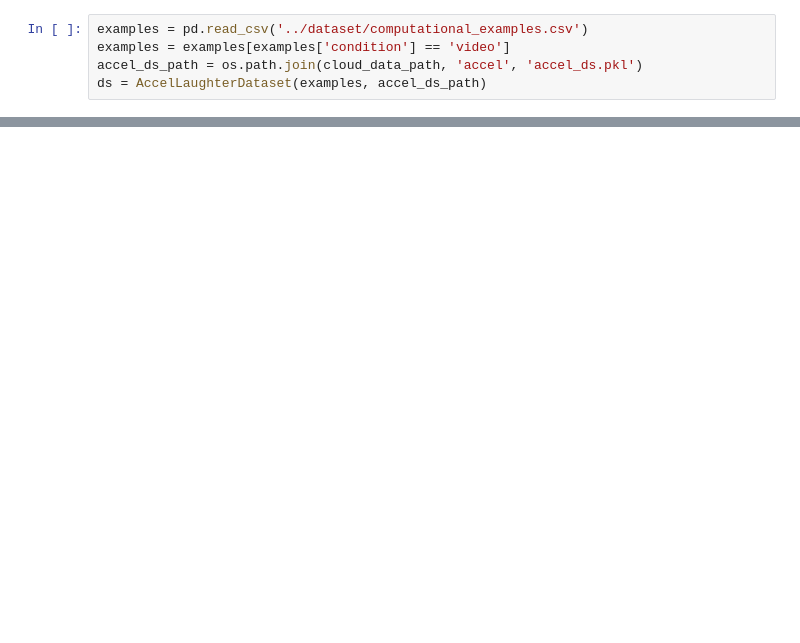
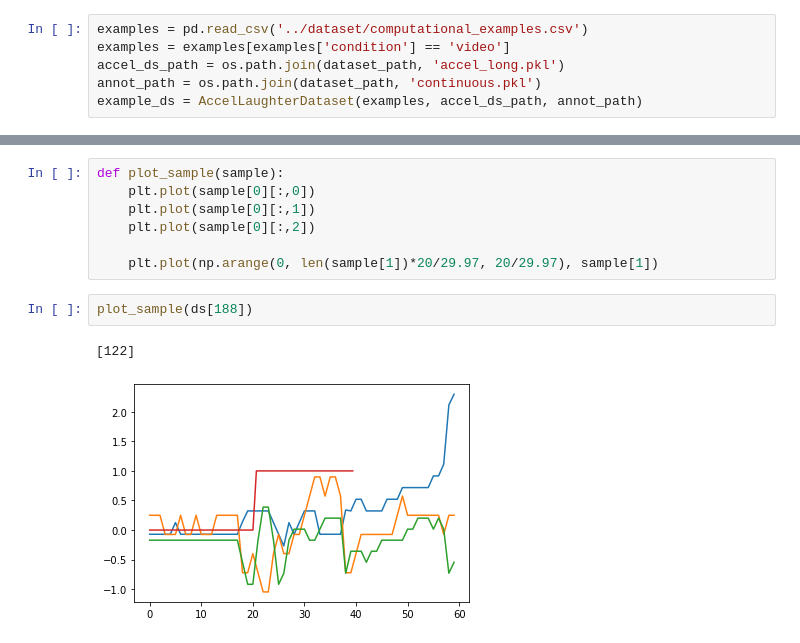
Before and after one commit to josedvq/lared-laughter, a Jupyter notebook: accel/test_dataset.ipynb, the cells around one changed output, grey strips where cells are left out. Cells and saved outputs as stored; diff of their text form; blank space fills up the shorter version.

```diff
--- a/accel/test_dataset.ipynb
+++ b/accel/test_dataset.ipynb
@@ -18,8 +21,9 @@ from constants import cloud_data_path
 # %%
 examples = pd.read_csv('../dataset/computational_examples.csv')
 examples = examples[examples['condition'] == 'video']
-accel_ds_path = os.path.join(cloud_data_path, 'accel', 'accel_ds.pkl')
-ds = AccelLaughterDataset(examples, accel_ds_path)
+accel_ds_path = os.path.join(dataset_path, 'accel_long.pkl')
+annot_path = os.path.join(dataset_path, 'continuous.pkl')
+example_ds = AccelLaughterDataset(examples, accel_ds_path, annot_path)
 # %% [output]
 loaded 672 examples
 467 have accel
@@ -35,0 +31,12 @@ examples.head()
+# %%
+def plot_sample(sample):
+    plt.plot(sample[0][:,0])
+    plt.plot(sample[0][:,1])
+    plt.plot(sample[0][:,2])
+
+    plt.plot(np.arange(0, len(sample[1])*20/29.97, 20/29.97), sample[1])
+# %%
+plot_sample(ds[188])
+# %% [output]
+[122]
+[figure, added]
```
Also changed, not shown: parts of 13 cells of this notebook, 39 other files.
